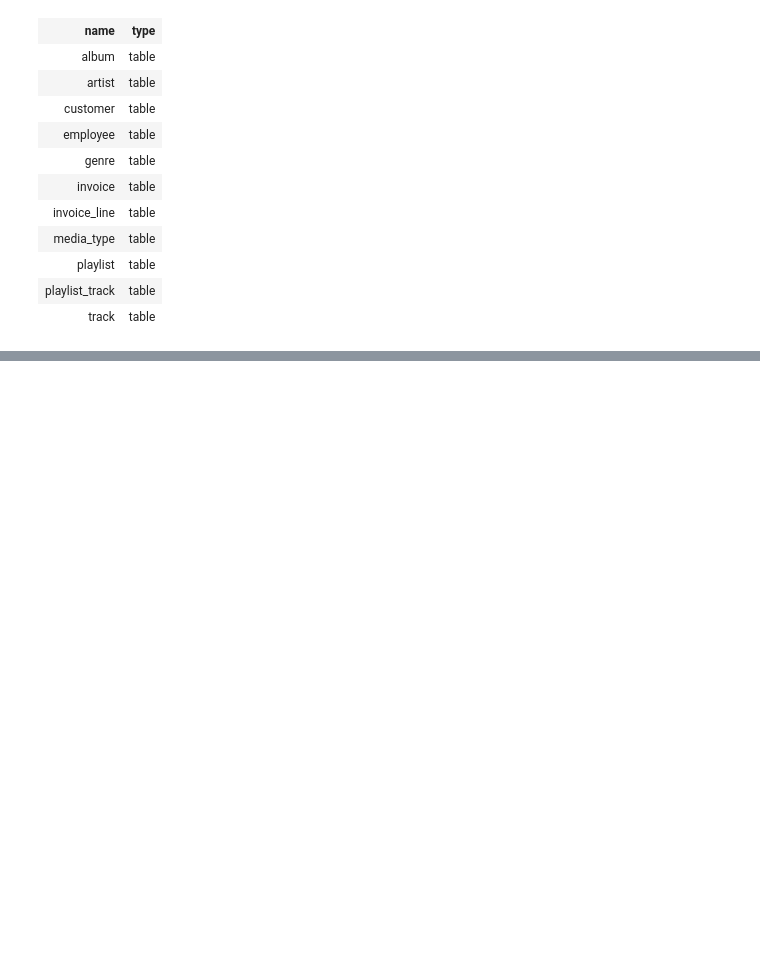
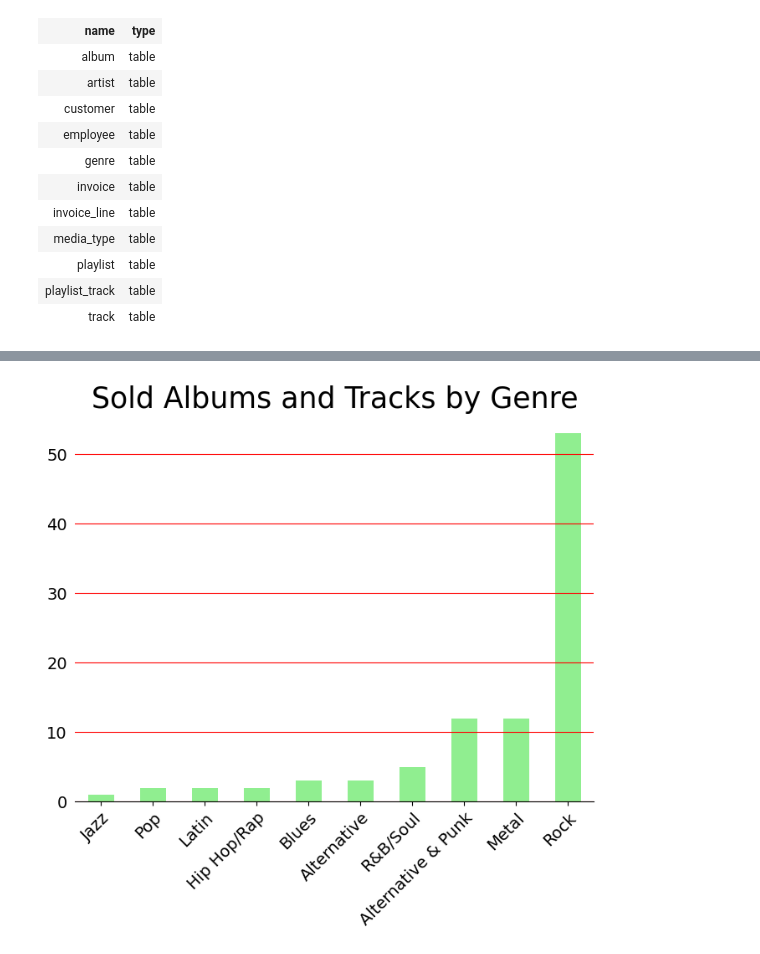
Before and after one commit to MuhammadAwon/datascience-projects, a Jupyter notebook: Projects/chinook-data-analysis-using-sql/chinook-database.ipynb, the cells around one changed output, grey strips where cells are left out. Cells and saved outputs as stored; diff of their text form; code cells hidden in the pictures; blank space fills up the shorter version.

```diff
--- a/Projects/chinook-data-analysis-using-sql/chinook-database.ipynb
+++ b/Projects/chinook-data-analysis-using-sql/chinook-database.ipynb
@@ -40,0 +221,18 @@ Done.
+# %%
+# Plot sold tracks in USA by genre in %
+fig, ax = plt.subplots(figsize=(8, 6))
+
+df['percentage_sold'].sort_values().plot.bar(color='lightgreen', rot=0)
+plt.setp(ax.get_xticklabels(), rotation=45, ha='right', rotation_mode='anchor')
+ax.set_title('Sold Albums and Tracks by Genre', fontsize=25)
+ax.tick_params(axis='both', labelsize=14, left=False)
+ax.set_xlabel(None)
+
+ax.grid(color='red', axis='y')
+ax.spines['top'].set_visible(False)
+ax.spines['right'].set_visible(False)
+ax.spines['left'].set_visible(False)
+
+plt.show()
+# %% [output]
+[figure, added]
```
Also changed, not shown: parts of 12 cells of this notebook.
